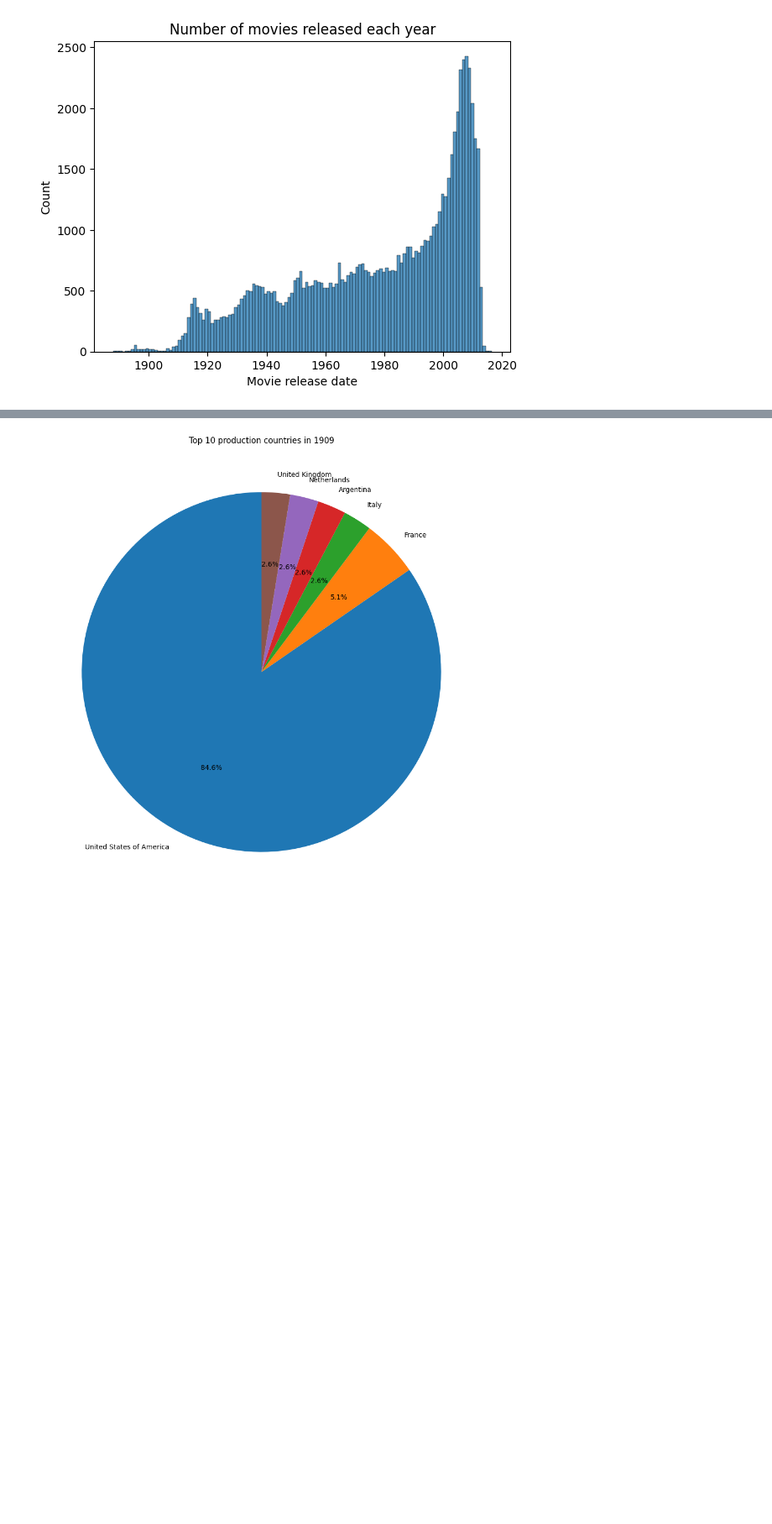
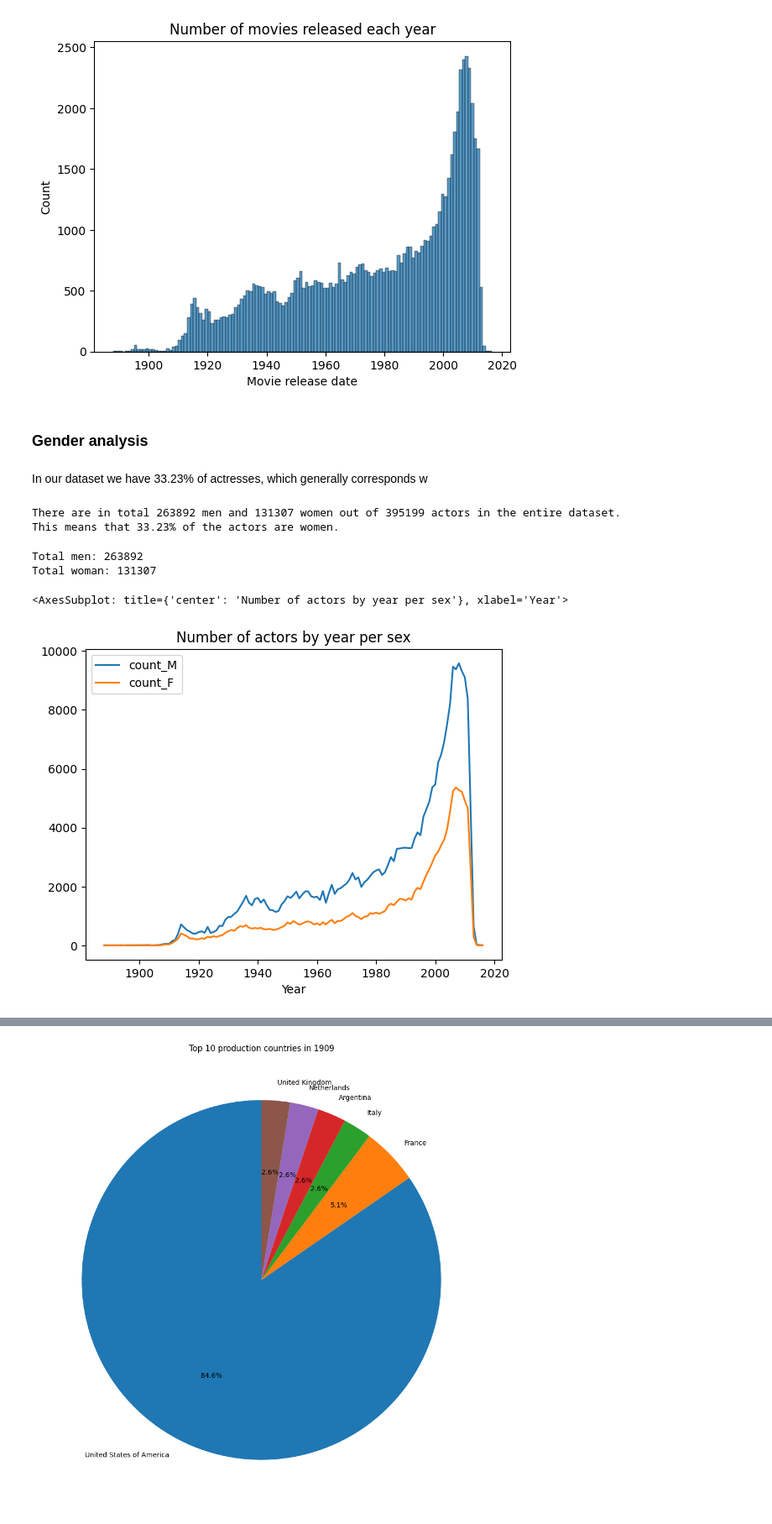
Before and after one commit to epfl-ada/ada-2022-project-imdbmi, a Jupyter notebook: Analysis.ipynb, the cells around one changed output, grey strips where cells are left out. Shown at 84% size. Saved outputs shown, nothing was run; the diff lists cells and outputs as text; code cells hidden in the pictures; blank space fills up the shorter version.

```diff
--- a/Analysis.ipynb
+++ b/Analysis.ipynb
@@ -44,3 +50,21 @@ movie.metadata.tsv      plot_summaries.txt  tvtropes.clusters.txt
 # %%
 data_folder = '/datasets/movie-summaries/'
 meta = data_folder + 'movie.metadata.tsv'
+# %%
+character_header = [
+    "Wikipedia movie ID",
+    "Freebase movie ID",
+    "Movie release date",
+    "Character name",
+    "Actor date of birth",
+    "Actor gender",
+    "Actor height (in meters)",
+    "Actor ethnicity (Freebase ID)",
+    "Actor name",
+    "Actor age at movie release",
+    "Freebase character/actor map ID",
+    "Freebase character ID",
+    "Freebase actor ID"
+]
+df_characters = pd.read_csv(data_folder + 'character.metadata.tsv', names=character_header, sep='\t')
+df_characters
@@ -79,3 +116,42 @@ plt.title('Number of movies released each year')
 # %% [output]
 Text(0.5, 1.0, 'Number of movies released each year')
 [figure]
+# %% [markdown]
+### Gender analysis
+# %% [markdown]
+In our dataset we have 33.23% of actresses, which generally corresponds w
+# %%
+df_time = df_characters[['Movie release date', 'Actor gender', 'Actor height (in meters)', 'Actor age at movie release']]
+df_time = df_time[df_time['Movie release date'].notna()]
+df_time['Year'] = pd.to_numeric(df_time['Movie release date'].str[:4])
+df_time = df_time[(df_time['Year'] > 1800) & (df_time['Year'] < 2018)]
+
+tot_actors = df_time['Actor gender'].count()
+tot_women = df_time[df_time['Actor gender']=='F']['Actor gender'].count()
+tot_men = df_time[df_time['Actor gender']=='M']['Actor gender'].count()
+print("There are in total {} men and {} women out of {} actors in the entire dataset.".format(tot_men, tot_women, tot_actors))
+print("This means that {:.2f}% of the actors are women.".format(100*tot_women/tot_actors))
+# %% [output]
+There are in total 263892 men and 131307 women out of 395199 actors in the entire dataset.
+This means that 33.23% of the actors are women.
+# %%
+df_men_time = df_time[df_time['Actor gender']=='M']
+df_men_time.insert(0, 'count_M', 1)
+df_men_time = df_men_time.groupby(['Year']).sum()
+print("Total men: {}".format(df_men_time['count_M'].sum()))
+
+df_women_time = df_time[df_time['Actor gender']=='F']
+df_women_time.insert(0, 'count_F',  1)
+df_women_time = df_women_time.groupby(['Year']).sum()
+print("Total woman: {}".format(df_women_time['count_F'].sum()))
+
+df_actors_gender = pd.concat([df_men_time, df_women_time], axis=1)[['count_M', 'count_F']]
+df_actors_gender = df_actors_gender.fillna(0)
+df_actors_gender.head(10)
+
+df_actors_gender.plot(title="Number of actors by year per sex")
+# %% [output]
+Total men: 263892
+Total woman: 131307
+<AxesSubplot: title={'center': 'Number of actors by year per sex'}, xlabel='Year'>
+[figure, added]
```
Also changed, not shown: parts of 61 cells of this notebook.
